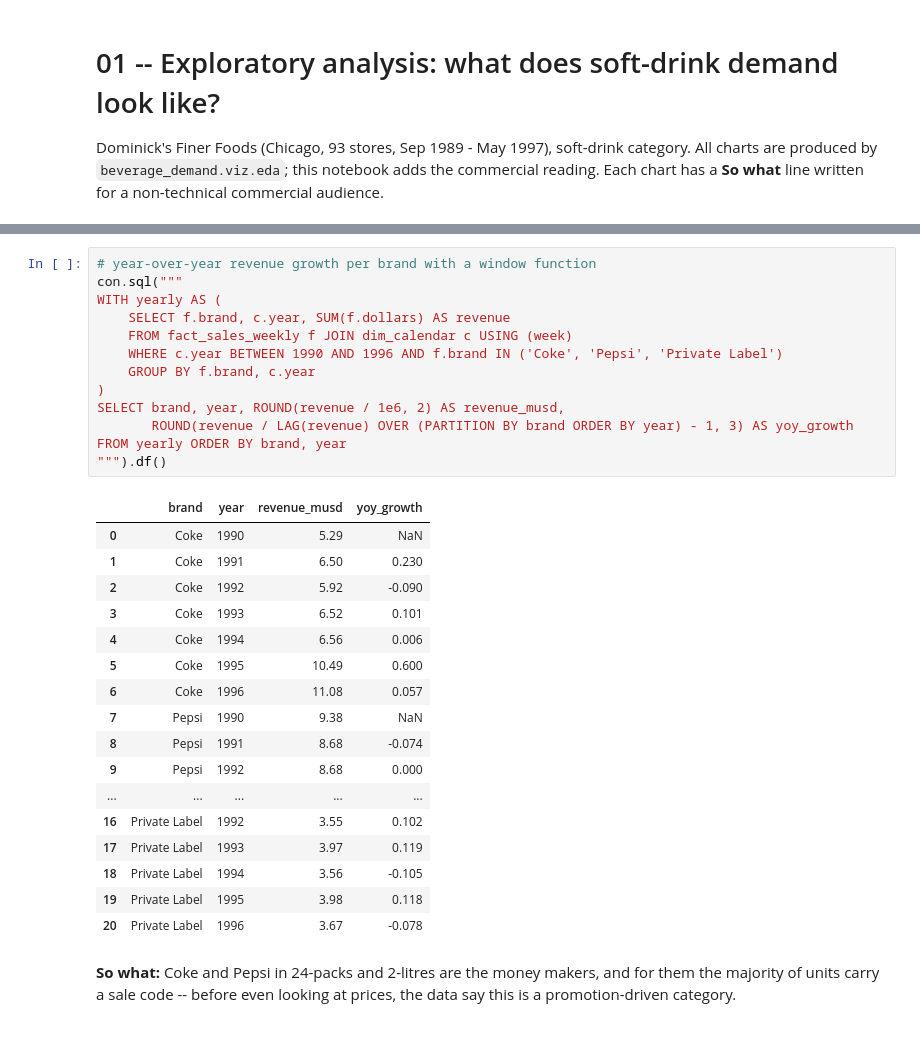
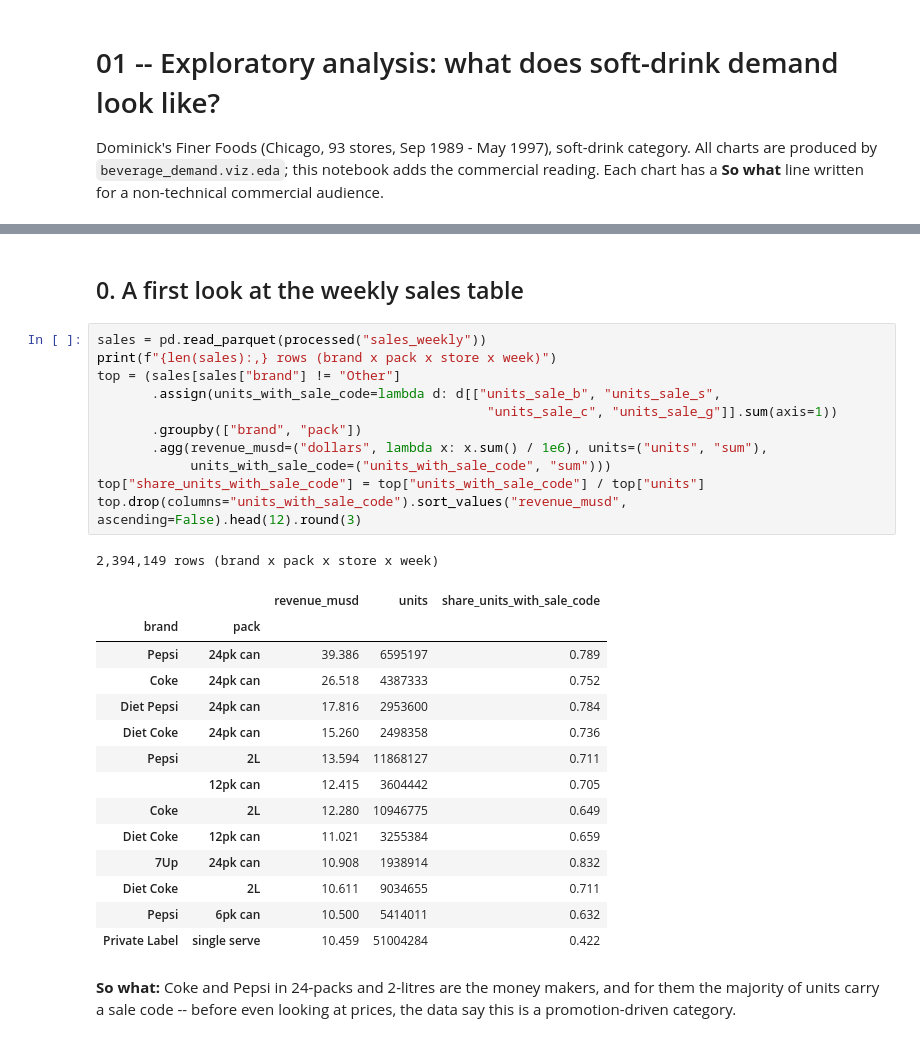
Before and after one commit to smil7/beverage-demand-elasticity, a Jupyter notebook: notebooks/01_eda.ipynb, the cells around one changed output, grey strips where cells are left out. Cells and saved outputs as stored; diff of their text form.

```diff
--- a/notebooks/01_eda.ipynb
+++ b/notebooks/01_eda.ipynb
@@ -67,34 +16,32 @@ LIMIT 12
-# %%
-# year-over-year revenue growth per brand with a window function
-con.sql("""
-WITH yearly AS (
-    SELECT f.brand, c.year, SUM(f.dollars) AS revenue
-    FROM fact_sales_weekly f JOIN dim_calendar c USING (week)
-    WHERE c.year BETWEEN 1990 AND 1996 AND f.brand IN ('Coke', 'Pepsi', 'Private Label')
-    GROUP BY f.brand, c.year
-)
-SELECT brand, year, ROUND(revenue / 1e6, 2) AS revenue_musd,
-       ROUND(revenue / LAG(revenue) OVER (PARTITION BY brand ORDER BY year) - 1, 3) AS yoy_growth
-FROM yearly ORDER BY brand, year
-""").df()
-# %% [output]
-|  | brand | year | revenue_musd | yoy_growth |
-| 0 | Coke | 1990 | 5.29 | NaN |
-| 1 | Coke | 1991 | 6.50 | 0.230 |
-| 2 | Coke | 1992 | 5.92 | -0.090 |
-| 3 | Coke | 1993 | 6.52 | 0.101 |
-| 4 | Coke | 1994 | 6.56 | 0.006 |
-| 5 | Coke | 1995 | 10.49 | 0.600 |
-| 6 | Coke | 1996 | 11.08 | 0.057 |
-| 7 | Pepsi | 1990 | 9.38 | NaN |
-| 8 | Pepsi | 1991 | 8.68 | -0.074 |
-| 9 | Pepsi | 1992 | 8.68 | 0.000 |
-| ... | ... | ... | ... | ... |
-| 16 | Private Label | 1992 | 3.55 | 0.102 |
-| 17 | Private Label | 1993 | 3.97 | 0.119 |
-| 18 | Private Label | 1994 | 3.56 | -0.105 |
-| 19 | Private Label | 1995 | 3.98 | 0.118 |
-| 20 | Private Label | 1996 | 3.67 | -0.078 |
+# %% [markdown]
+## 0. A first look at the weekly sales table
+# %%
+sales = pd.read_parquet(processed("sales_weekly"))
+print(f"{len(sales):,} rows (brand x pack x store x week)")
+top = (sales[sales["brand"] != "Other"]
+       .assign(units_with_sale_code=lambda d: d[["units_sale_b", "units_sale_s",
+                                                  "units_sale_c", "units_sale_g"]].sum(axis=1))
+       .groupby(["brand", "pack"])
+       .agg(revenue_musd=("dollars", lambda x: x.sum() / 1e6), units=("units", "sum"),
+            units_with_sale_code=("units_with_sale_code", "sum")))
+top["share_units_with_sale_code"] = top["units_with_sale_code"] / top["units"]
+top.drop(columns="units_with_sale_code").sort_values("revenue_musd", ascending=False).head(12).round(3)
+# %% [output]
+2,394,149 rows (brand x pack x store x week)
+|  |  | revenue_musd | units | share_units_with_sale_code |
+| brand | pack |  |  |  |
+| Pepsi | 24pk can | 39.386 | 6595197 | 0.789 |
+| Coke | 24pk can | 26.518 | 4387333 | 0.752 |
+| Diet Pepsi | 24pk can | 17.816 | 2953600 | 0.784 |
+| Diet Coke | 24pk can | 15.260 | 2498358 | 0.736 |
+| Pepsi | 2L | 13.594 | 11868127 | 0.711 |
+|  | 12pk can | 12.415 | 3604442 | 0.705 |
+| Coke | 2L | 12.280 | 10946775 | 0.649 |
+| Diet Coke | 12pk can | 11.021 | 3255384 | 0.659 |
+| 7Up | 24pk can | 10.908 | 1938914 | 0.832 |
+| Diet Coke | 2L | 10.611 | 9034655 | 0.711 |
+| Pepsi | 6pk can | 10.500 | 5414011 | 0.632 |
+| Private Label | single serve | 10.459 | 51004284 | 0.422 |
 # %% [markdown]
 **So what:** Coke and Pepsi in 24-packs and 2-litres are the money makers, and for them the
 majority of units carry a sale code -- before even looking at prices, the data say this is a
```
Also changed, not shown: parts of 4 cells of this notebook, 31 other files.
